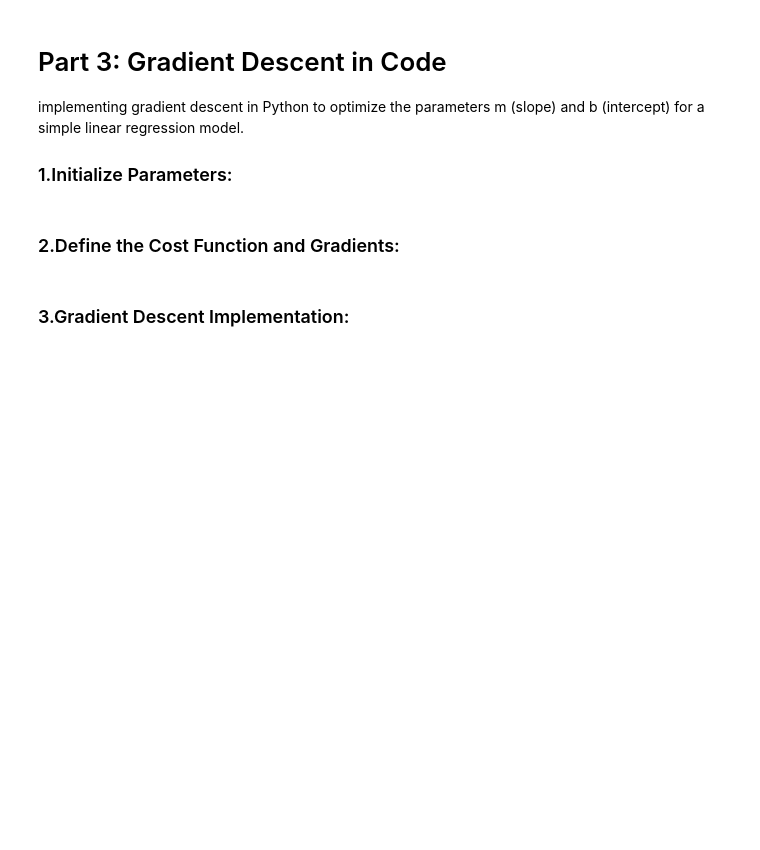
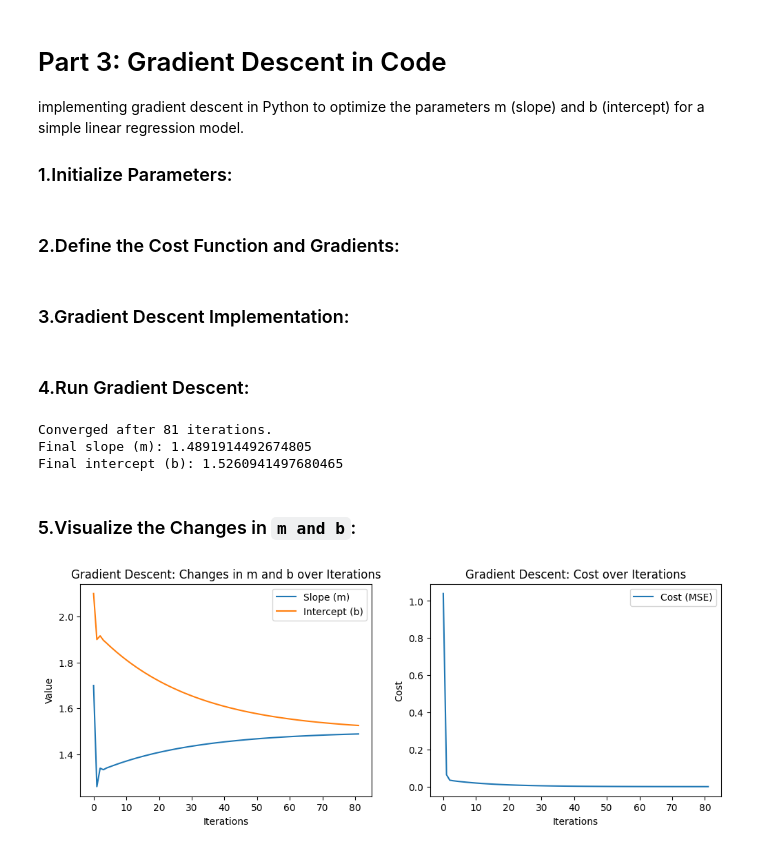
Before and after one commit to Christianib003/probability-dists-and-gradient-descent, a Jupyter notebook: implementation.ipynb, the cells around one changed output. Drawn from its saved outputs; the diff is of its cells as text; code cells hidden in the pictures; blank space fills up the shorter version.

Commit message:
Added the cell to run the Gradient descent Function displayed the final slope(m) and intercept(b) and added visualization showing the change in m and b over time

```diff
--- a/implementation.ipynb
+++ b/implementation.ipynb
@@ -217,3 +217,47 @@ def gradient_descent(m, b, points, alpha, tolerance=1e-5, max_iterations=1000):
 
     # Return final values and history
     return m, b, m_history, b_history, cost_history
+# %% [markdown]
+### 4.Run Gradient Descent:
+# %%
+
+# Set stopping condition parameters
+tolerance = 1e-5  # Threshold for stopping condition (change in cost)
+max_iterations = 100  # Maximum number of iterations to prevent infinite loops
+
+# Run gradient descent
+m_final, b_final, m_history, b_history, cost_history = gradient_descent(m, b, points, alpha, tolerance, max_iterations)
+
+# Print final values of m and b
+print(f"Final slope (m): {m_final}")
+print(f"Final intercept (b): {b_final}")
+# %% [output]
+Converged after 81 iterations.
+Final slope (m): 1.4891914492674805
+Final intercept (b): 1.5260941497680465
+# %% [markdown]
+### 5.Visualize the Changes in `m and b`:
+# %%
+# Visualize the changes in m, b, and cost over iterations
+plt.figure(figsize=(12, 4))
+
+# Plot m and b over iterations
+plt.subplot(1, 2, 1)
+plt.plot(m_history, label='Slope (m)')
+plt.plot(b_history, label='Intercept (b)')
+plt.xlabel('Iterations')
+plt.ylabel('Value')
+plt.title('Gradient Descent: Changes in m and b over Iterations')
+plt.legend()
+
+# Plot cost (MSE) over iterations
+plt.subplot(1, 2, 2)
+plt.plot(cost_history, label='Cost (MSE)')
+plt.xlabel('Iterations')
+plt.ylabel('Cost')
+plt.title('Gradient Descent: Cost over Iterations')
+plt.legend()
+
+plt.show()
+# %% [output]
+[figure, added]
```
